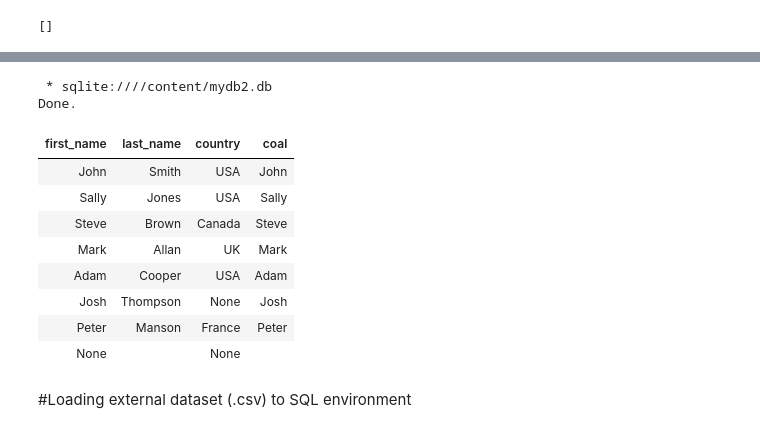
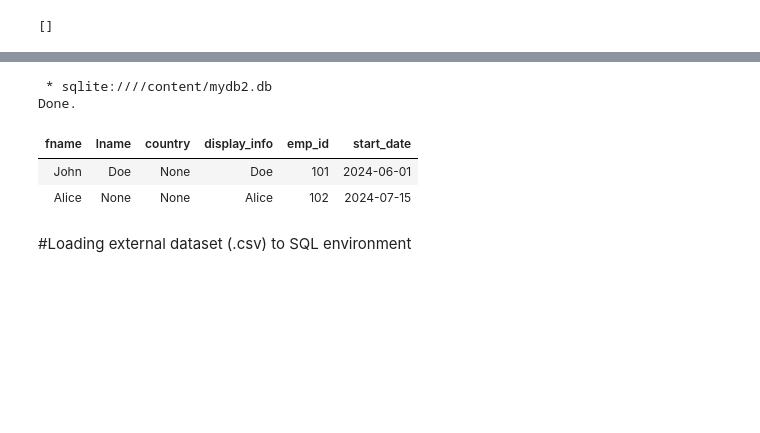
Before and after one commit to salemprakash/FoDS-Fall-2025-26, a Jupyter notebook: Module 2 Sql.ipynb, the cells around one changed output, grey strips where cells are left out. Cells and saved outputs as stored; diff of their text form; code cells hidden in the pictures; blank space fills up the shorter version.

```diff
--- a/Module 2 Sql.ipynb
+++ b/Module 2 Sql.ipynb
@@ -1161,23 +1141,19 @@ Done.
 # %%
 %%sql
 SELECT
-first_name,
-last_name,
-country,
-COALESCE(first_name, last_name, country) AS coal
-FROM customers;
+  fname,
+  lname,
+  country,
+  COALESCE(country, lname, fname) AS display_info,
+  emp_id,
+  start_date
+FROM test;
 # %% [output]
  * sqlite:////content/mydb2.db
 Done.
-| first_name | last_name | country | coal |
-| John | Smith | USA | John |
-| Sally | Jones | USA | Sally |
-| Steve | Brown | Canada | Steve |
-| Mark | Allan | UK | Mark |
-| Adam | Cooper | USA | Adam |
-| Josh | Thompson | None | Josh |
-| Peter | Manson | France | Peter |
-| None |  | None |  |
+| fname | lname | country | display_info | emp_id | start_date |
+| John | Doe | None | Doe | 101 | 2024-06-01 |
+| Alice | None | None | Alice | 102 | 2024-07-15 |
 # %% [markdown]
 #Loading external dataset (.csv) to SQL environment
 # %%
```
Also changed, not shown: parts of 9 cells of this notebook.
